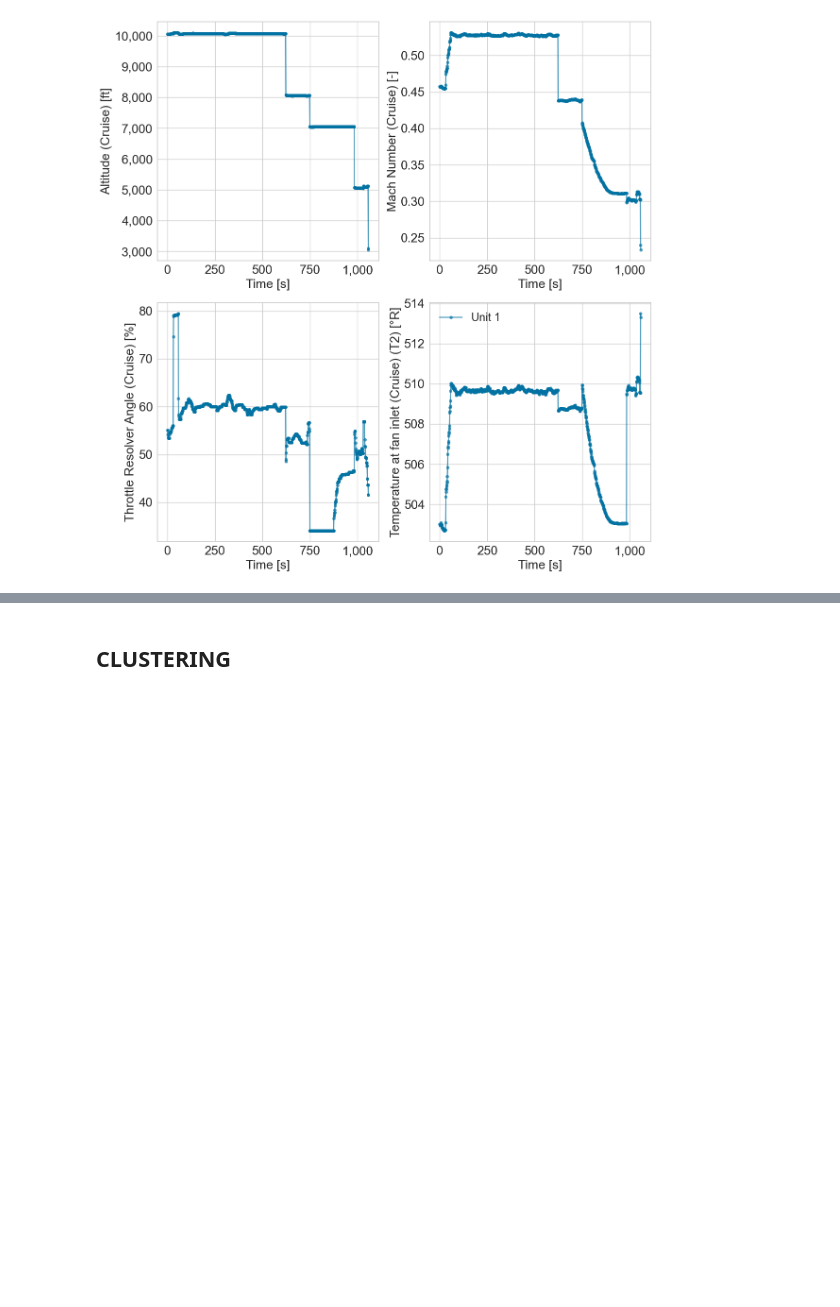
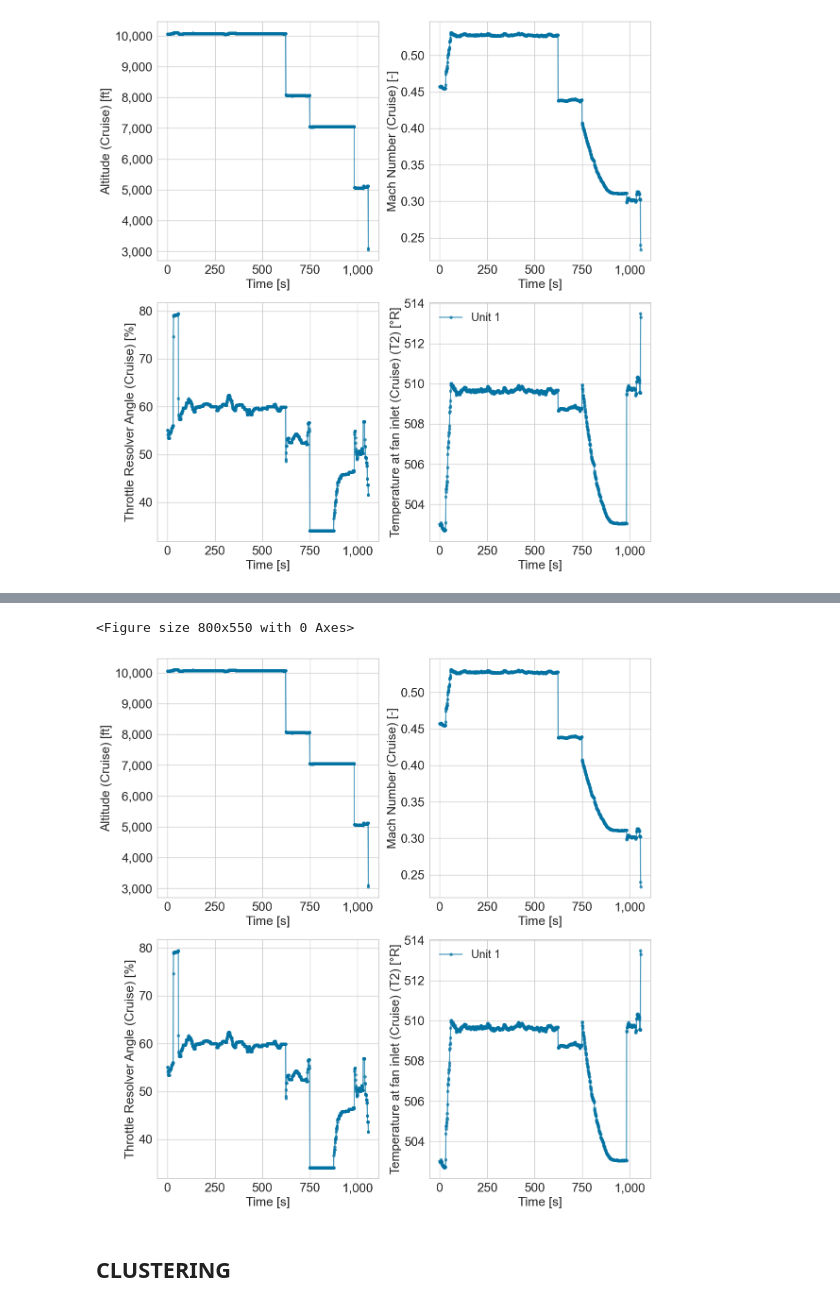
Before and after one commit to MatteoFerretti98/PHM2021_Data_Challenge_Exam_Project, a Jupyter notebook: clustering2/clustering2_DS01-005.ipynb, the cells around one changed output, grey strips where cells are left out. Saved outputs shown, nothing was run; the diff lists cells and outputs as text; code cells hidden in the pictures; blank space fills up the shorter version.

```diff
--- a/clustering2/clustering2_DS01-005.ipynb
+++ b/clustering2/clustering2_DS01-005.ipynb
@@ -204,3 +265,12 @@ plot_df_color_per_unit(filter2, W_var , labels, size=12, labelsize=19, name='./p
+# %%
+filter3 = df_X_s[df_X_s['unit']==unit]
+filter3 = filter3[filter3['cycle']==cycle]
+filter3.reset_index(inplace=True, drop=True)
+labels = ['Altitude (Cruise) [ft]', 'Mach Number (Cruise) [-]', 'Throttle Resolver Angle (Cruise) [%]', 'Temperature at fan inlet (Cruise) (T2) [°R]']
+plot_df_color_per_unit(filter3, W_var , labels, size=12, labelsize=19, name='./plot/flight_profile_'+ filename.replace('.h5','')+'_unit_'+str(unit)+'_cycle_'+str(cycle)+'_cruise_data.png')
+# %% [output]
+<Figure size 800x550 with 0 Axes>
+[figure, added]
 # %% [markdown]
 ## CLUSTERING
 # %%
```
Also changed, not shown: parts of 13 cells of this notebook, 9 other files.
